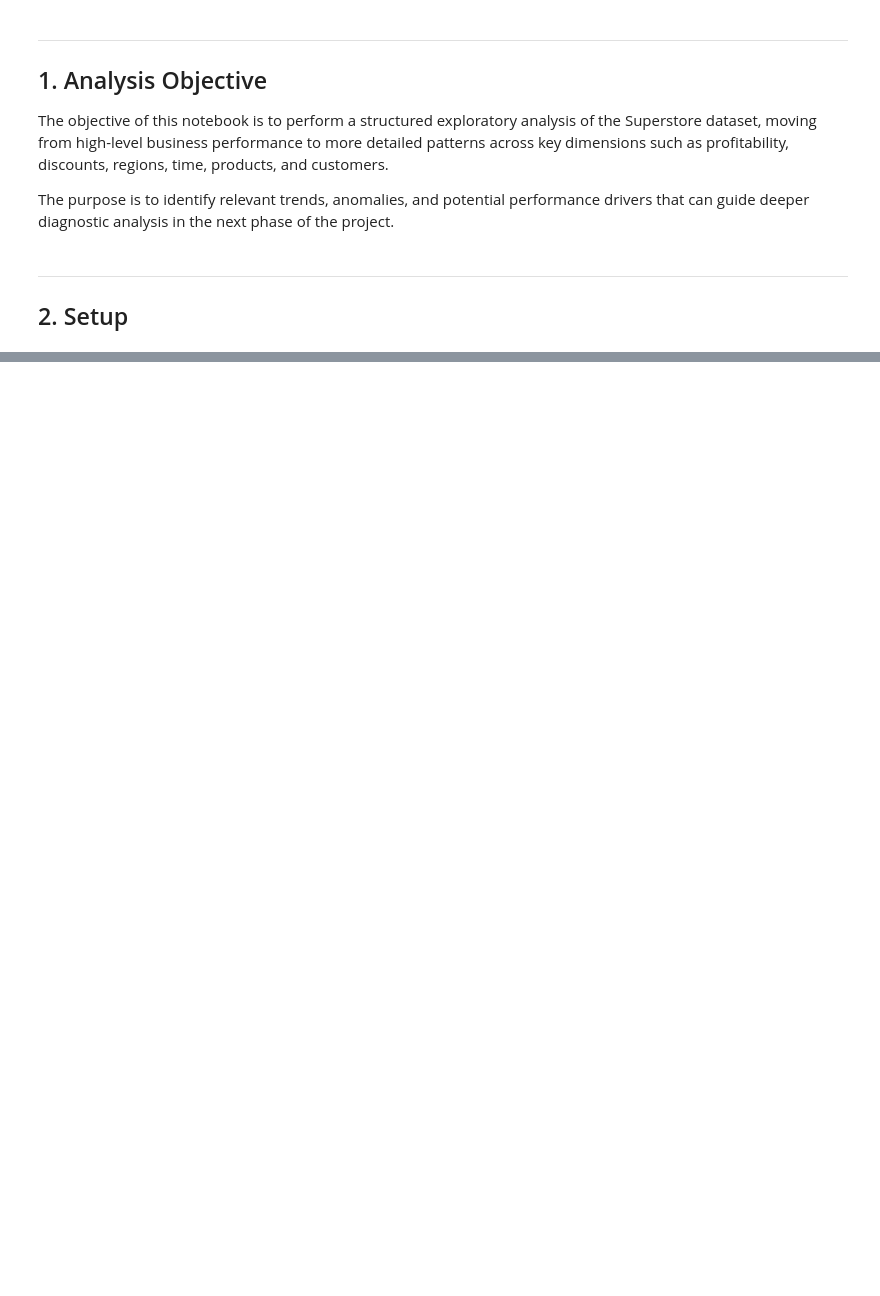
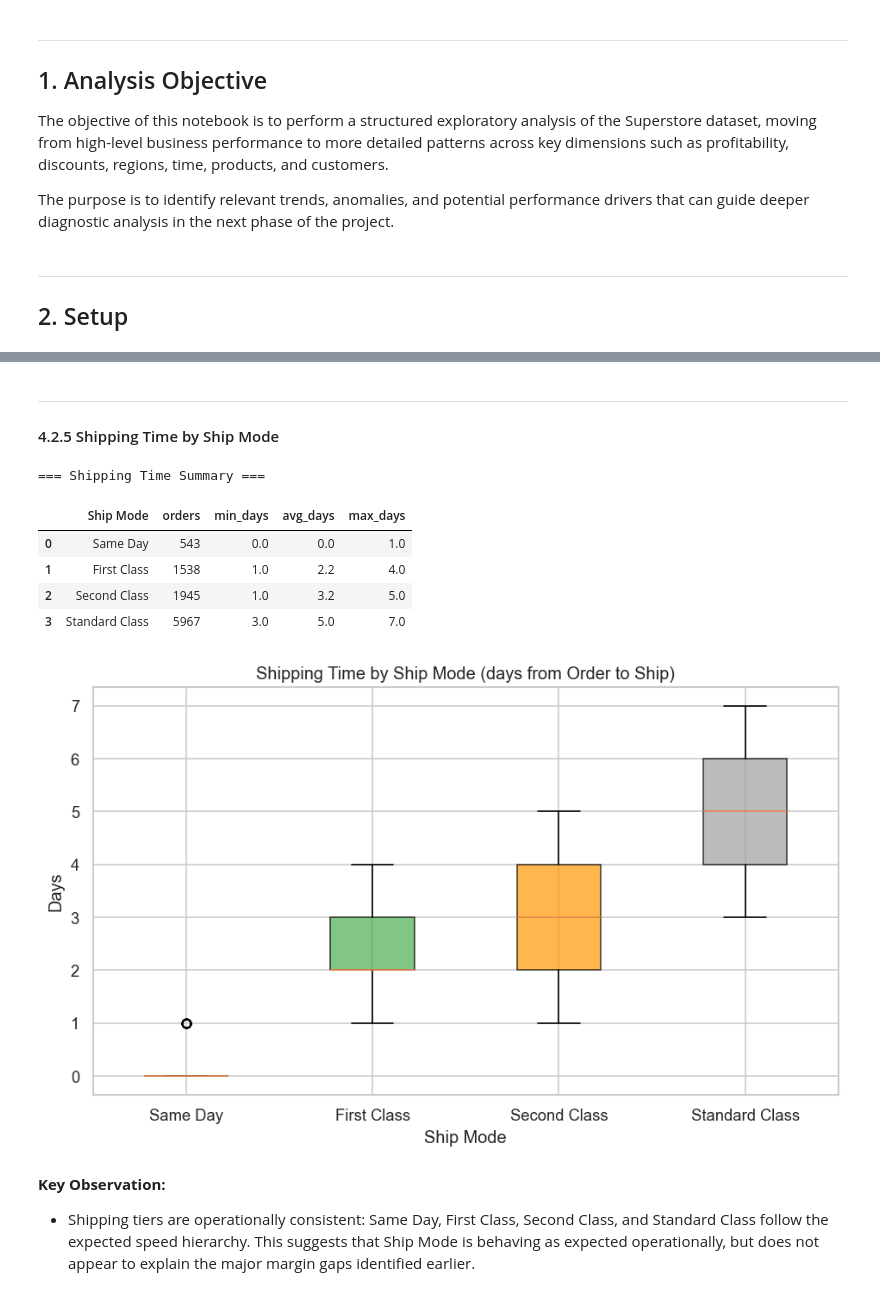
Before and after one commit to JoseFranTZ/superstore-sales-analysis, a Jupyter notebook: notebooks/02_exploratory_analysis.ipynb, the cells around one changed output, grey strips where cells are left out. Drawn from its saved outputs; the diff is of its cells as text; code cells hidden in the pictures; blank space fills up the shorter version.

```diff
--- a/notebooks/02_exploratory_analysis.ipynb
+++ b/notebooks/02_exploratory_analysis.ipynb
@@ -353,2 +616,48 @@ plt.show()
+# %% [markdown]
+---
+#### 4.2.5 Shipping Time by Ship Mode
+# %%
+results   = run_sql_file(SQL_PATH / '06_shipping_time.sql')
+summary_df = results[0]   # aggregated stats per Ship Mode
+raw_df     = results[1]   # per-order ship days for boxplot
+
+print('=== Shipping Time Summary ===')
+display(summary_df)
+
+# Order Ship Modes from fastest to slowest for the boxplot
+mode_order = summary_df['Ship Mode'].tolist()
+raw_df['Ship Mode'] = pd.Categorical(raw_df['Ship Mode'], categories=mode_order, ordered=True)
+raw_df = raw_df.sort_values('Ship Mode')
+
+fig, ax = plt.subplots(figsize=(8, 5))
+
+groups = [raw_df.loc[raw_df['Ship Mode'] == m, 'ship_days'].values for m in mode_order]
+bp = ax.boxplot(groups, labels=mode_order, patch_artist=True, vert=True)
+
+colors = ['#2196F3', '#4CAF50', '#FF9800', '#9E9E9E']
+for patch, color in zip(bp['boxes'], colors):
+    patch.set_facecolor(color)
+    patch.set_alpha(0.7)
+
+ax.set_title('Shipping Time by Ship Mode (days from Order to Ship)')
+ax.set_xlabel('Ship Mode')
+ax.set_ylabel('Days')
+ax.yaxis.set_major_locator(plt.MaxNLocator(integer=True))
+
+plt.tight_layout()
+plt.savefig(VISUALS_PATH / '13_shipping_time.png', dpi=150)
+plt.show()
+# %% [output]
+=== Shipping Time Summary ===
+|  | Ship Mode | orders | min_days | avg_days | max_days |
+| 0 | Same Day | 543 | 0.0 | 0.0 | 1.0 |
+| 1 | First Class | 1538 | 1.0 | 2.2 | 4.0 |
+| 2 | Second Class | 1945 | 1.0 | 3.2 | 5.0 |
+| 3 | Standard Class | 5967 | 3.0 | 5.0 | 7.0 |
+[figure, added]
+# %% [markdown]
+**Key Observation:**
+
+- Shipping tiers are operationally consistent: Same Day, First Class, Second Class, and Standard Class follow the expected speed hierarchy. This suggests that Ship Mode is behaving as expected operationally, but does not appear to explain the major margin gaps identified earlier.
 # %% [markdown]
 ---
```
Also changed, not shown: parts of 91 cells of this notebook, 25 other files.
